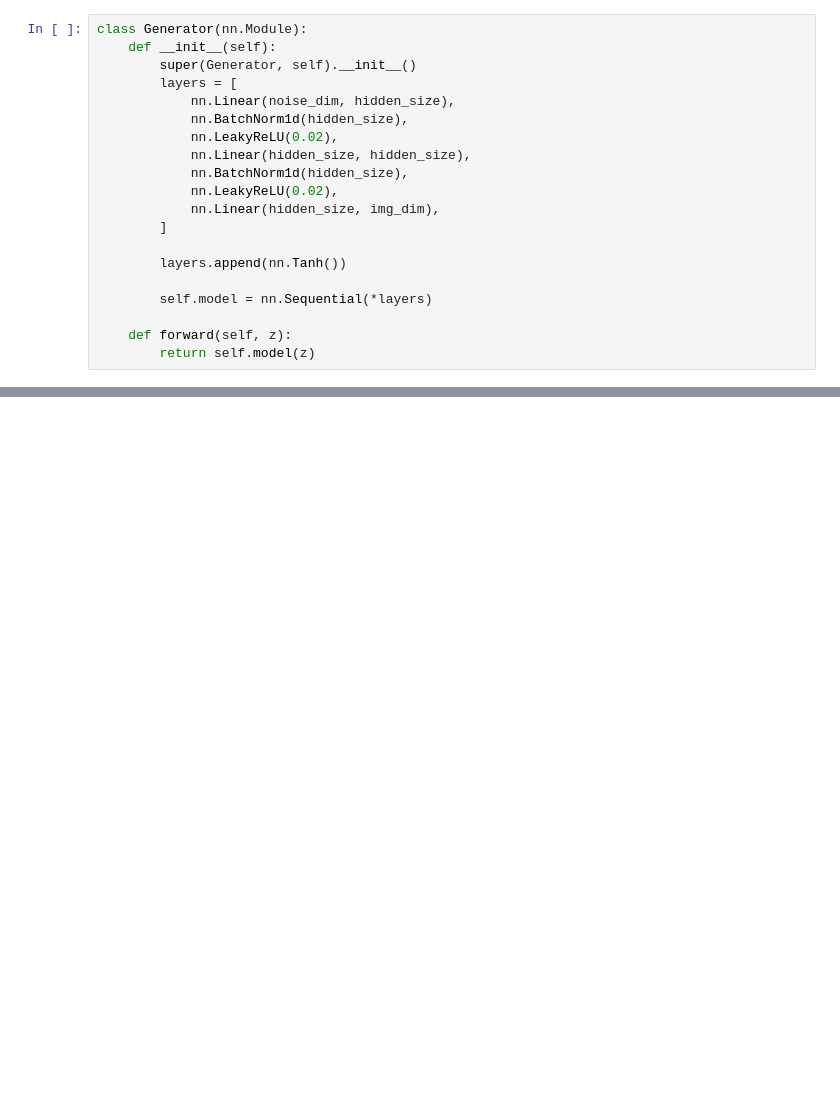
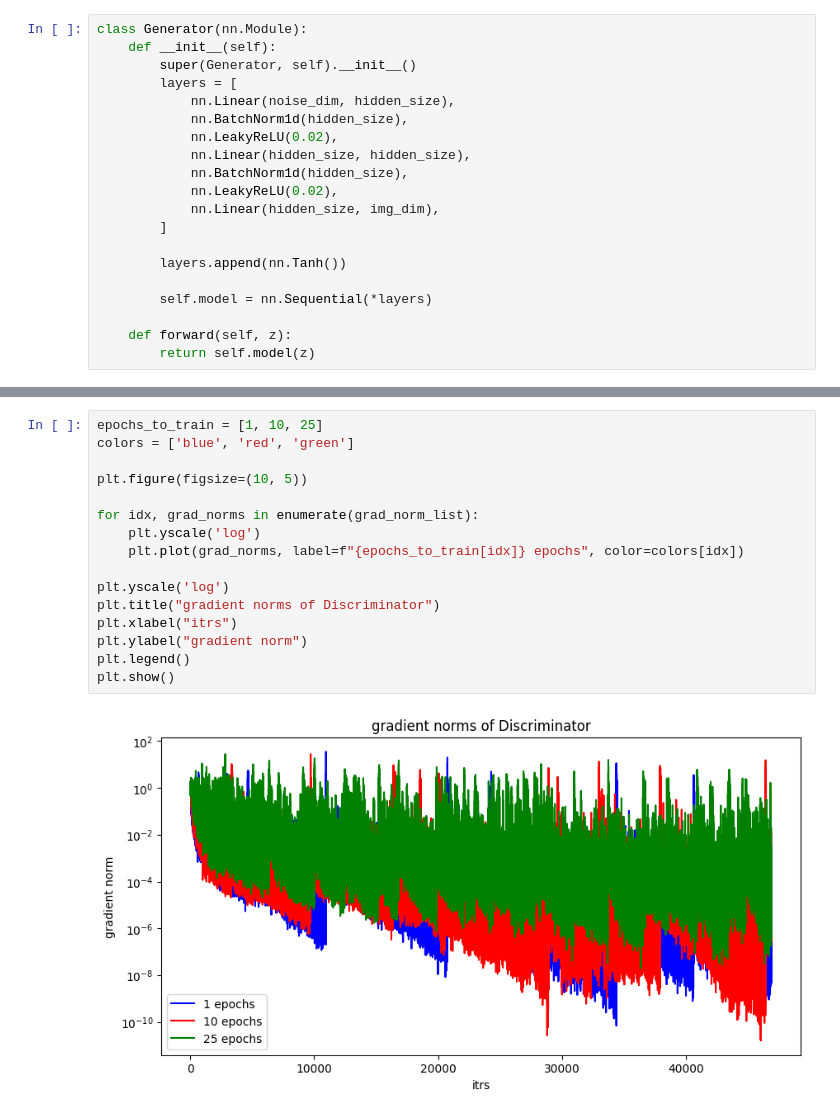
Before and after one commit to kushalthaman/deep-gen-models, a Jupyter notebook: GANs/notebooks/improved_gan.ipynb, the cells around one changed output, grey strips where cells are left out. Drawn from its saved outputs; the diff is of its cells as text; blank space fills up the shorter version.

```diff
--- a/GANs/notebooks/improved_gan.ipynb
+++ b/GANs/notebooks/improved_gan.ipynb
@@ -207,0 +307,18 @@ plt.show()
+# %%
+epochs_to_train = [1, 10, 25]
+colors = ['blue', 'red', 'green']
+
+plt.figure(figsize=(10, 5))
+
+for idx, grad_norms in enumerate(grad_norm_list):
+    plt.yscale('log')
+    plt.plot(grad_norms, label=f"{epochs_to_train[idx]} epochs", color=colors[idx])
+
+plt.yscale('log')
+plt.title("gradient norms of Discriminator")
+plt.xlabel("itrs")
+plt.ylabel("gradient norm")
+plt.legend()
+plt.show()
+# %% [output]
+[figure, added]
```
Also changed, not shown: parts of 14 cells of this notebook.
